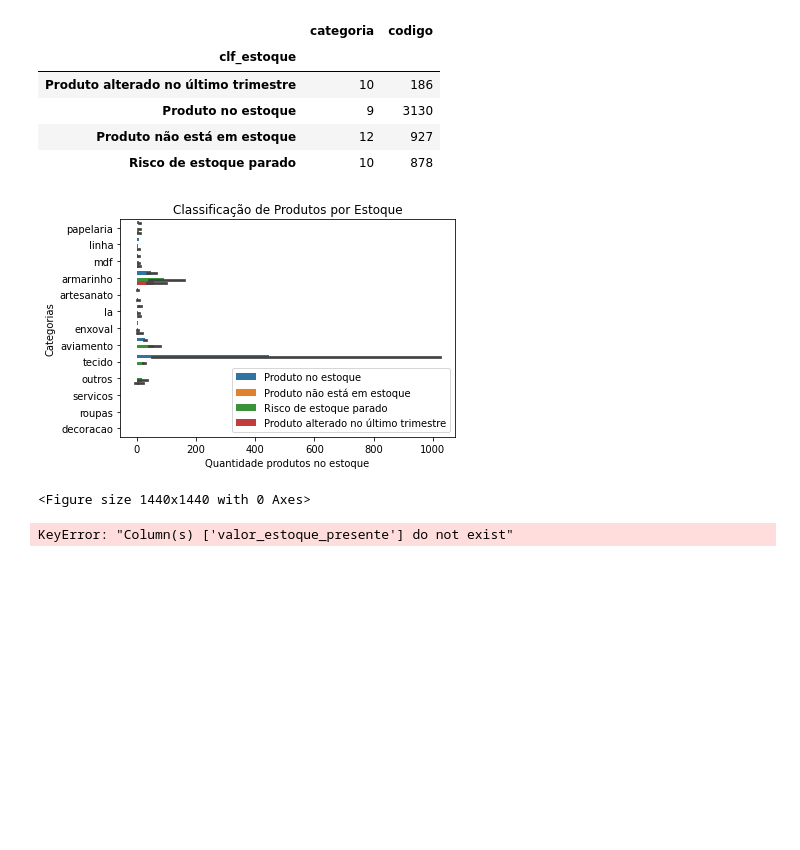
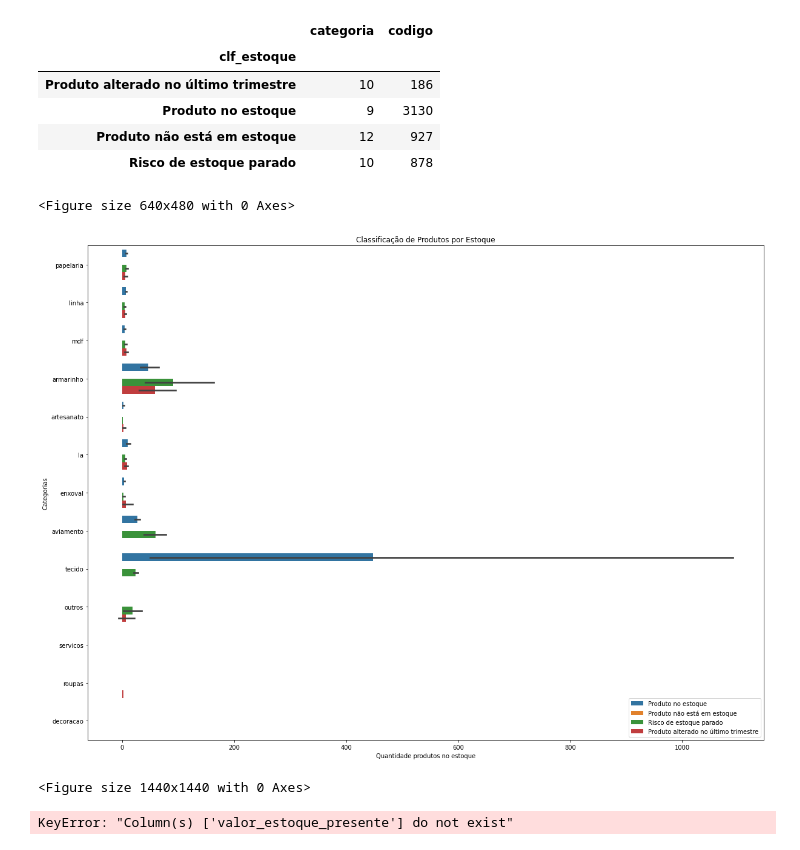
Before and after one commit to donbigode/Timeseries-prediction-model, a Jupyter notebook: Analysis/EDA.ipynb, the cells around one changed output. Cells and saved outputs as stored; diff of their text form; code cells hidden in the pictures; blank space fills up the shorter version.

```diff
--- a/Analysis/EDA.ipynb
+++ b/Analysis/EDA.ipynb
@@ -653,6 +653,18 @@ O padrão deve seguir maneiras em que o dado há redução de ruídos de operaç
 # %% [markdown]
 Iniciaremos a análise exploratória a partir dos dados de estoque trazendo alguns agrupamentos de dados que nos guiarão na análise.
 # %%
+from matplotlib.pyplot import figure
+
+figure(figsize=(8, 6), dpi=80)
+import matplotlib.pyplot as plt
+plt.rcParams["figure.figsize"] = (20,15)
+fig, ax = plt.subplots()
+
+# We change the fontsize of minor ticks label
+ax.tick_params(axis='both', which='major', labelsize=10)
+ax.tick_params(axis='both', which='minor', labelsize=8)
+
+
 plot_rank_categoria = dataframe_inventario_tratado['categoria'].value_counts().plot(kind='bar', title='Maior número de produtos por categoria',figsize=(10,10))
 plot_rank_categoria.set_xlabel('quantidade por categoria')
 plot_rank_categoria.set_ylabel('Número de produtos')
@@ -711,6 +724,17 @@ MASSA BISCUIT acrilex 90G - LILÁS           1
 XEROX PRETO E BRANCO                        1
 Name: descricao, Length: 1119, dtype: int64
 # %%
+from matplotlib.pyplot import figure
+
+figure(figsize=(8, 6), dpi=80)
+import matplotlib.pyplot as plt
+plt.rcParams["figure.figsize"] = (20,15)
+fig, ax = plt.subplots()
+
+# We change the fontsize of minor ticks label
+ax.tick_params(axis='both', which='major', labelsize=10)
+ax.tick_params(axis='both', which='minor', labelsize=8)
+
 
 from statistics import median
 
@@ -720,6 +744,5 @@ plot_rank_categoria_quantidade = dataframe_inventario_tratado['estoque_disponive
 plot_rank_categoria_quantidade.set_xlabel('Categoria')
 plot_rank_categoria_quantidade.set_ylabel('Quantidade de estoque')
 plot_rank_categoria_quantidade.legend(loc='upper left')
-
 plt.show()
 # %% [output]
@@ -937,18 +961,30 @@ classificacao_inv.head()
 | Produto não está em estoque | 12 | 927 |
 | Risco de estoque parado | 10 | 878 |
 # %%
+from matplotlib.pyplot import figure
+
+figure(figsize=(8, 6), dpi=80)
+import matplotlib.pyplot as plt
+plt.rcParams["figure.figsize"] = (20,15)
+fig, ax = plt.subplots()
+
+# We change the fontsize of minor ticks label
+ax.tick_params(axis='both', which='major', labelsize=10)
+ax.tick_params(axis='both', which='minor', labelsize=8)
+
 #plot by clf_estoque from tempo_em_estoque
 
 plot_classificacao_inv = sns.barplot(x='estoque_disponivel', y='categoria', data=tempo_em_estoque, hue='clf_estoque')
 plot_classificacao_inv.set_xlabel('Quantidade produtos no estoque')
 plot_classificacao_inv.set_ylabel('Categorias')
 plot_classificacao_inv.set_title('Classificação de Produtos por Estoque')
 plot_classificacao_inv.legend(loc='lower right')
 plt.figure(figsize=(20,20))
 plt.show()
 # %% [output]
+<Figure size 640x480 with 0 Axes>
-[figure, old version]
+[figure, new version]
-<Figure size 1440x1440 with 0 Axes>
+<Figure size 1440x1440 with 0 Axes>
 # %%
 tempo_em_estoque_parado = tempo_em_estoque[tempo_em_estoque['clf_estoque'] == 'Risco de estoque parado']
 agrupamento_clf = tempo_em_estoque_parado.groupby(['categoria']).agg({'codigo': 'count','preco': 'mean','estoque_disponivel': 'mean','valor_estoque_presente': 'mean'})
```
Also changed, not shown: parts of 15 cells of this notebook, 2 other files.
